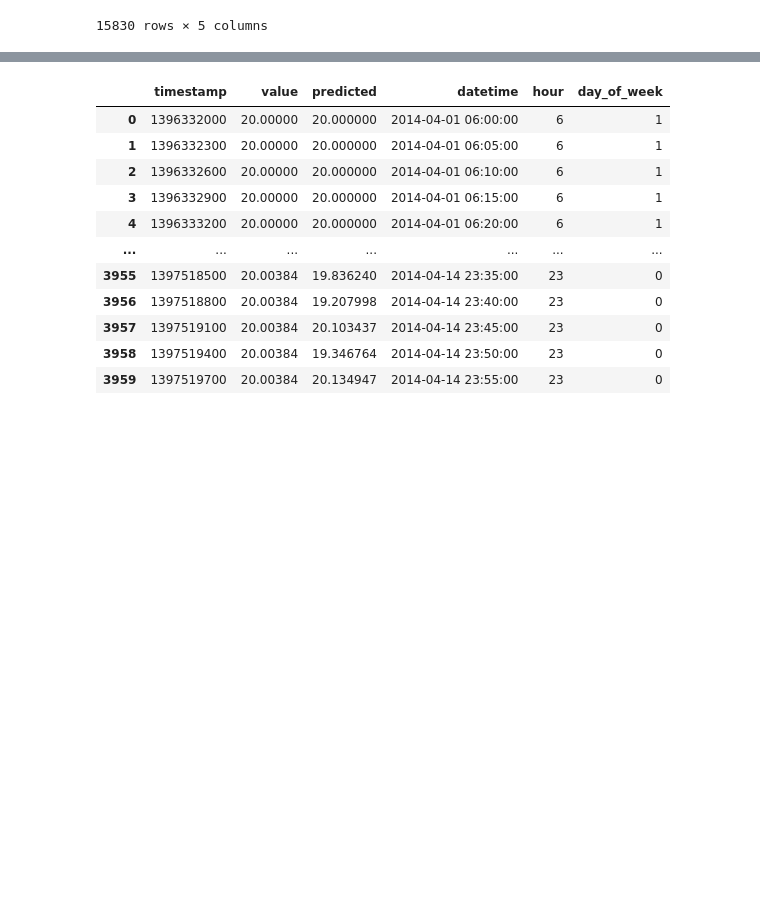
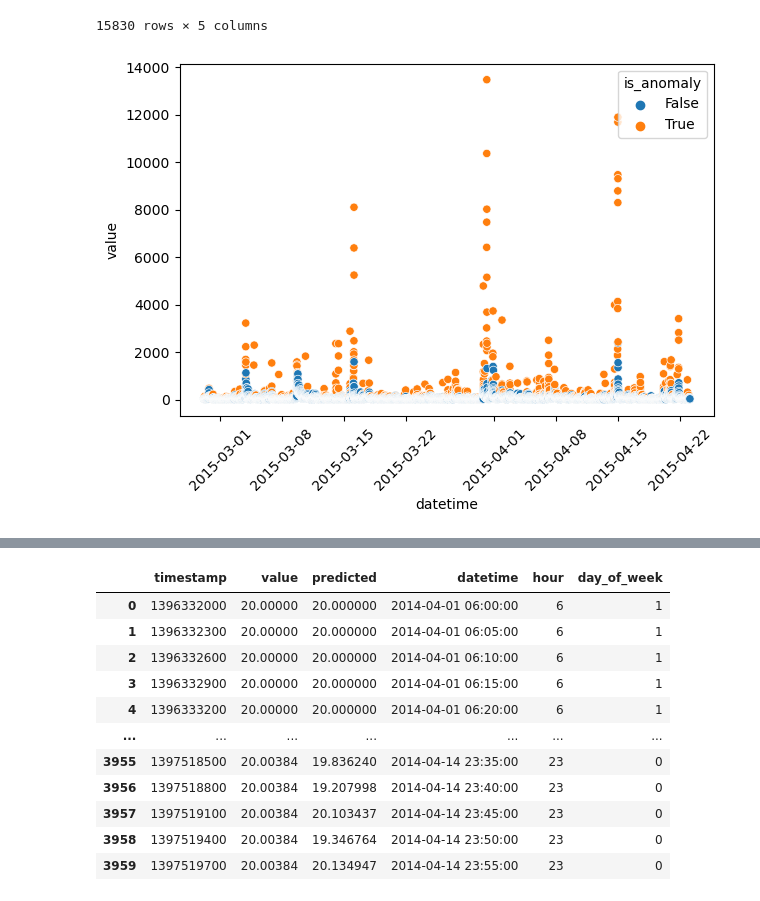
Before and after one commit to Rajscript/Anomaly-Detection-Splash, a Jupyter notebook: Anomaly_detection.ipynb, the cells around one changed output, grey strips where cells are left out. Cells and saved outputs as stored; diff of their text form; code cells hidden in the pictures; blank space fills up the shorter version.

```diff
--- a/Anomaly_detection.ipynb
+++ b/Anomaly_detection.ipynb
@@ -111,6 +112,13 @@ df
 | 15828 | 1429756973 | 26 | False | 58.007545 | 2015-04-23 02:42:53 |
 | 15829 | 1429757273 | 38 | False | 59.144700 | 2015-04-23 02:47:53 |
 15830 rows × 5 columns
+# %%
+sns.scatterplot(data = df, x='datetime', y = 'value', hue='is_anomaly')
+# Adjust x-axis labels to prevent overlapping
+plt.xticks(rotation=45)  # Rotate labels by 45 degrees
+plt.tight_layout()
+# %% [output]
+[figure, added]
 # %%
 df['hour']=df['datetime'].apply(lambda x: x.hour)
 df['day_of_week'] = df['datetime'].apply(lambda x: x.weekday())
```
Also changed, not shown: parts of 4 cells of this notebook, 4 other files.
